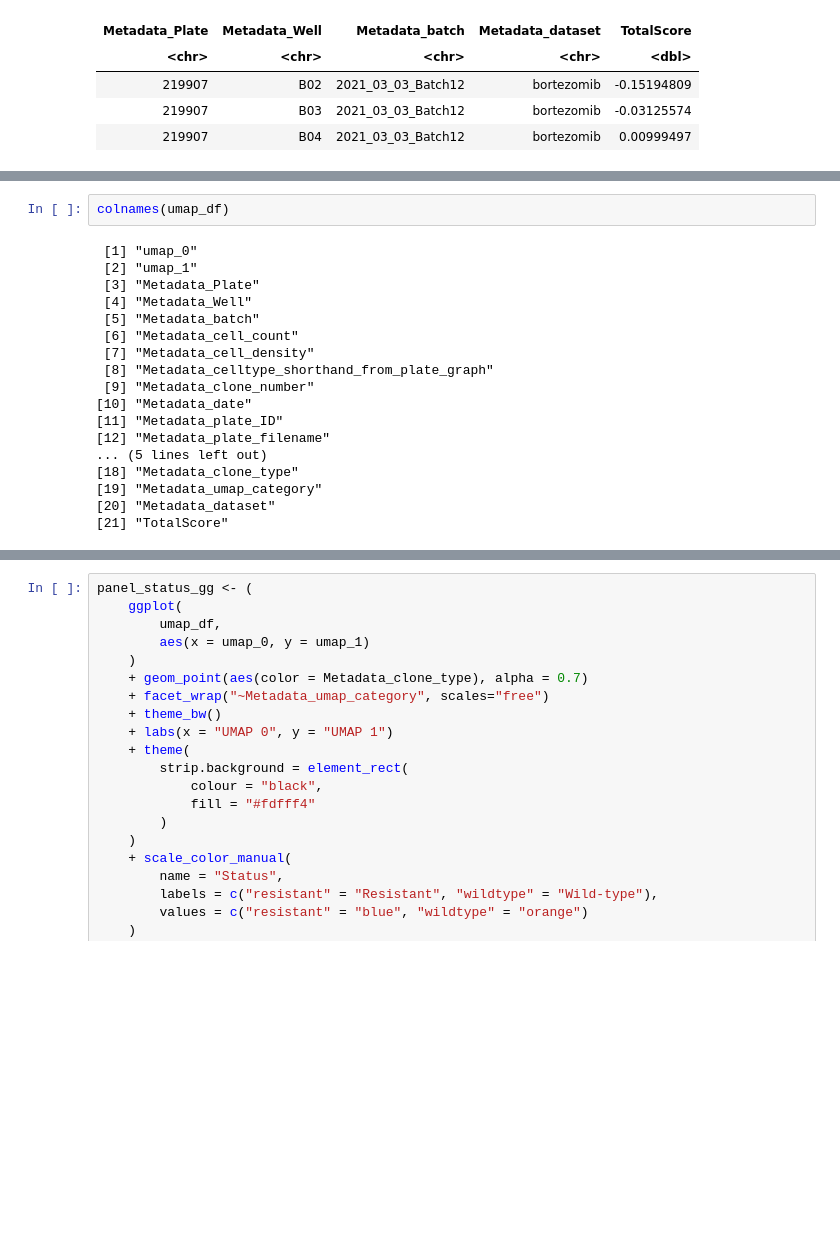
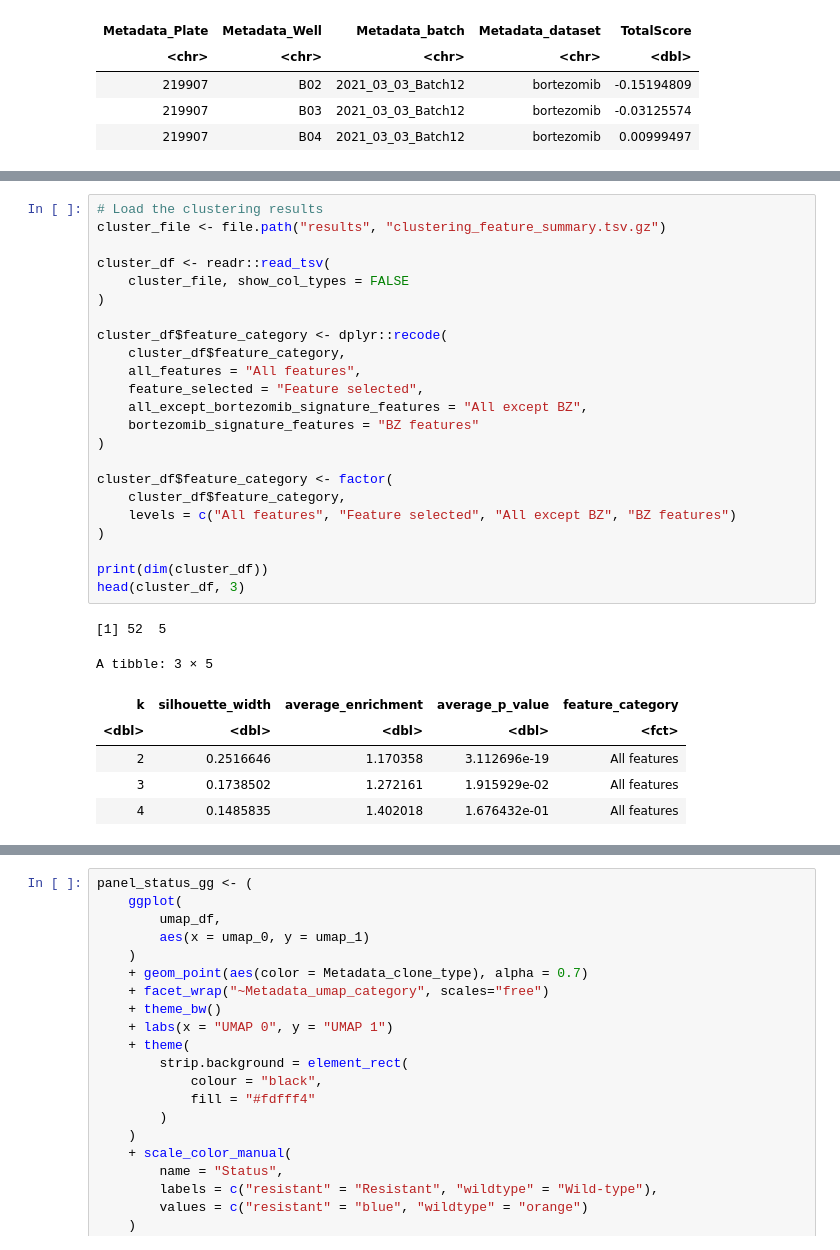
Before and after one commit to broadinstitute/profiling-resistance-mechanisms, a Jupyter notebook: 5.signature-exploration/1.visualize_feature_spaces.ipynb, the cells around one changed output, grey strips where cells are left out. Saved outputs shown, nothing was run; the diff lists cells and outputs as text; blank space fills up the shorter version.

```diff
--- a/5.signature-exploration/1.visualize_umap_feature_space.ipynb
+++ b/5.signature-exploration/1.visualize_feature_spaces.ipynb
@@ -81,22 +81,33 @@ A tibble: 3 × 21
 | 10.290071 | 2.441329 | 219901 | B03 | 2021_03_03_Batch14 | 1726 | 2.5x10^3 cells/well | ... |
 | 10.387980 | 1.467352 | 219901 | B04 | 2021_03_03_Batch14 | 2423 | 2.5x10^3 cells/well | ... |
 # %%
-colnames(umap_df)
+# Load the clustering results
+cluster_file <- file.path("results", "clustering_feature_summary.tsv.gz")
+
+cluster_df <- readr::read_tsv(
+    cluster_file, show_col_types = FALSE
+)
+
+cluster_df$feature_category <- dplyr::recode(
+    cluster_df$feature_category,
+    all_features = "All features",
+    feature_selected = "Feature selected",
+    all_except_bortezomib_signature_features = "All except BZ",
+    bortezomib_signature_features = "BZ features"
+)
+
+cluster_df$feature_category <- factor(
+    cluster_df$feature_category,
+    levels = c("All features", "Feature selected", "All except BZ", "BZ features")
+)
+
+print(dim(cluster_df))
+head(cluster_df, 3)
 # %% [output]
- [1] "umap_0"
- [2] "umap_1"
- [3] "Metadata_Plate"
- [4] "Metadata_Well"
- [5] "Metadata_batch"
- [6] "Metadata_cell_count"
- [7] "Metadata_cell_density"
- [8] "Metadata_celltype_shorthand_from_plate_graph"
- [9] "Metadata_clone_number"
-[10] "Metadata_date"
-[11] "Metadata_plate_ID"
-[12] "Metadata_plate_filename"
-... (5 lines left out)
-[18] "Metadata_clone_type"
-[19] "Metadata_umap_category"
-[20] "Metadata_dataset"
-[21] "TotalScore"
+[1] 52  5
+A tibble: 3 × 5
+| k | silhouette_width | average_enrichment | average_p_value | feature_category |
+| <dbl> | <dbl> | <dbl> | <dbl> | <fct> |
+| 2 | 0.2516646 | 1.170358 | 3.112696e-19 | All features |
+| 3 | 0.1738502 | 1.272161 | 1.915929e-02 | All features |
+| 4 | 0.1485835 | 1.402018 | 1.676432e-01 | All features |
```
Also changed, not shown: parts of 8 cells of this notebook, 2 other files.
